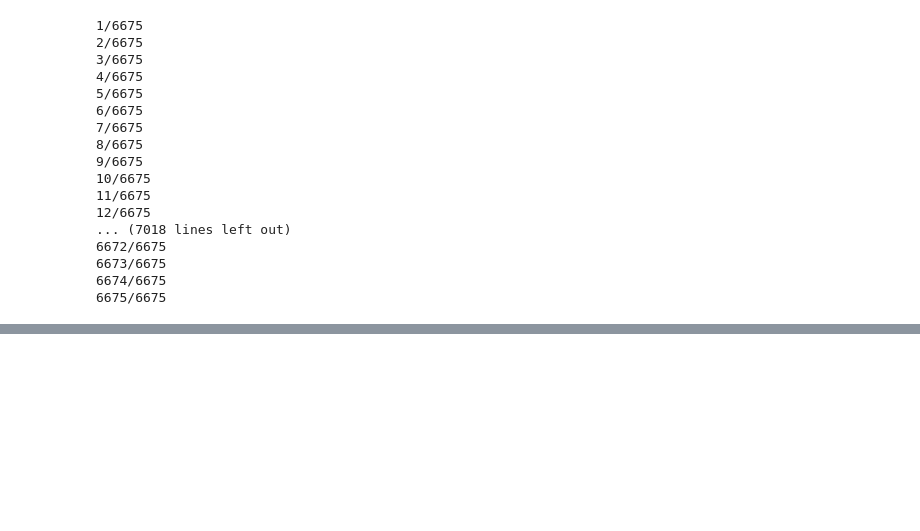
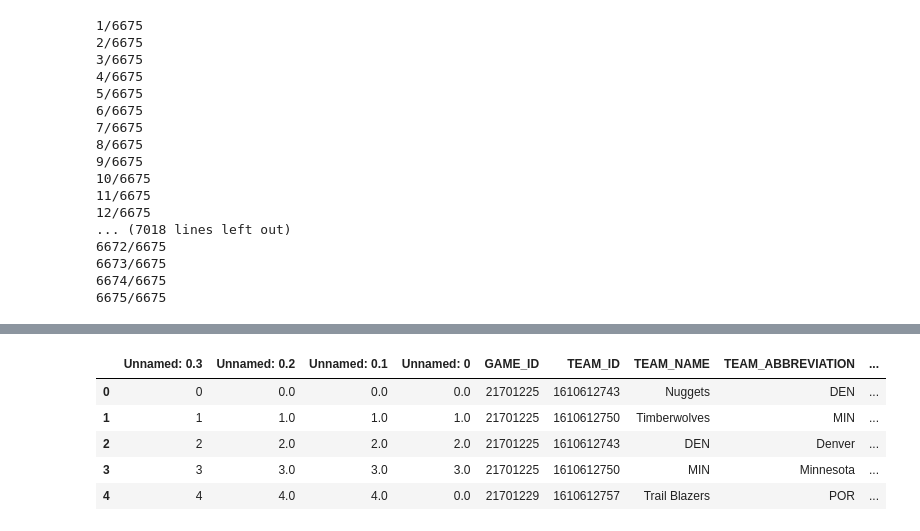
Before and after one commit to Loki812/nba_analytics, a Jupyter notebook: get_linup_data.ipynb, the cells around one changed output, grey strips where cells are left out. Cells and saved outputs as stored; diff of their text form; code cells hidden in the pictures; blank space fills up the shorter version.

```diff
--- a/get_linup_data.ipynb
+++ b/get_linup_data.ipynb
@@ -4,6 +4,7 @@ import numpy as np
 from nba_api.stats.endpoints import boxscoretraditionalv2
 import random
 import time
+pd.set_option('display.max_columns', None)
 # %%
 box = boxscoretraditionalv2.BoxScoreTraditionalV2(game_id='0021701225')
 df = box.get_data_frames()[2]
@@ -77,0 +76,10 @@ starters_vs_bench.to_csv('nba_api_data/startersvsbench.csv')
+# %%
+df = pd.read_csv('nba_api_data/startersvsbench.csv')
+df.head()
+# %% [output]
+|  | Unnamed: 0.3 | Unnamed: 0.2 | Unnamed: 0.1 | Unnamed: 0 | GAME_ID | TEAM_ID | TEAM_NAME | TEAM_ABBREVIATION | ... |
+| 0 | 0 | 0.0 | 0.0 | 0.0 | 21701225 | 1610612743 | Nuggets | DEN | ... |
+| 1 | 1 | 1.0 | 1.0 | 1.0 | 21701225 | 1610612750 | Timberwolves | MIN | ... |
+| 2 | 2 | 2.0 | 2.0 | 2.0 | 21701225 | 1610612743 | DEN | Denver | ... |
+| 3 | 3 | 3.0 | 3.0 | 3.0 | 21701225 | 1610612750 | MIN | Minnesota | ... |
+| 4 | 4 | 4.0 | 4.0 | 0.0 | 21701229 | 1610612757 | Trail Blazers | POR | ... |
```
Also changed, not shown: parts of 1 cell of this notebook, 2 other files.
